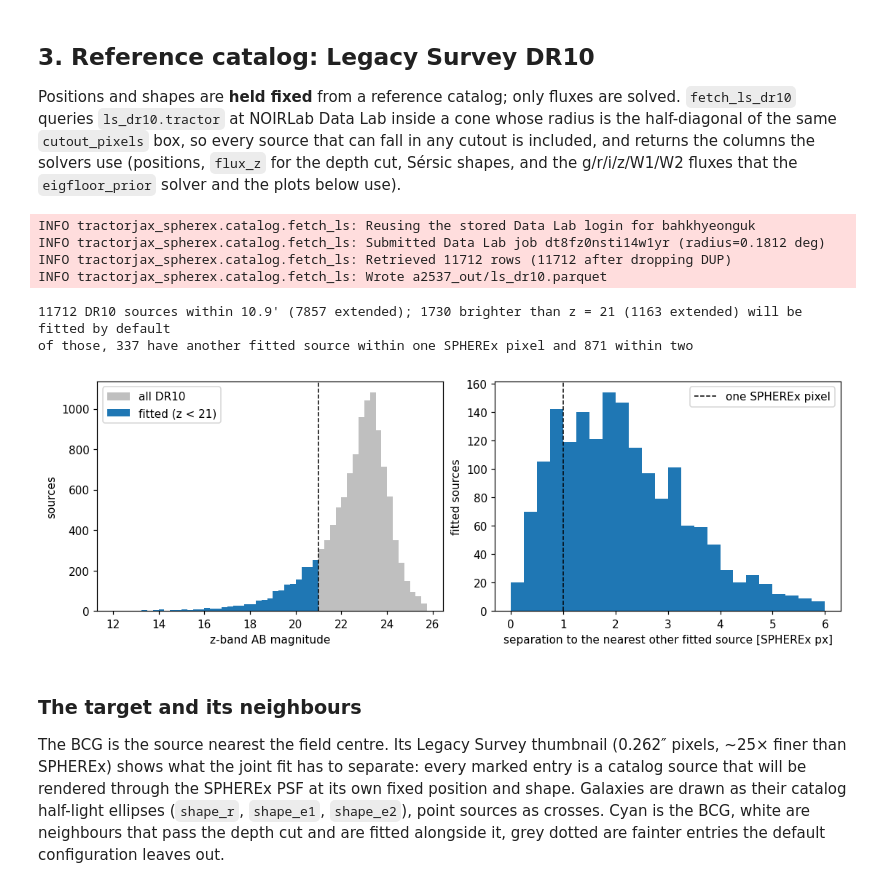
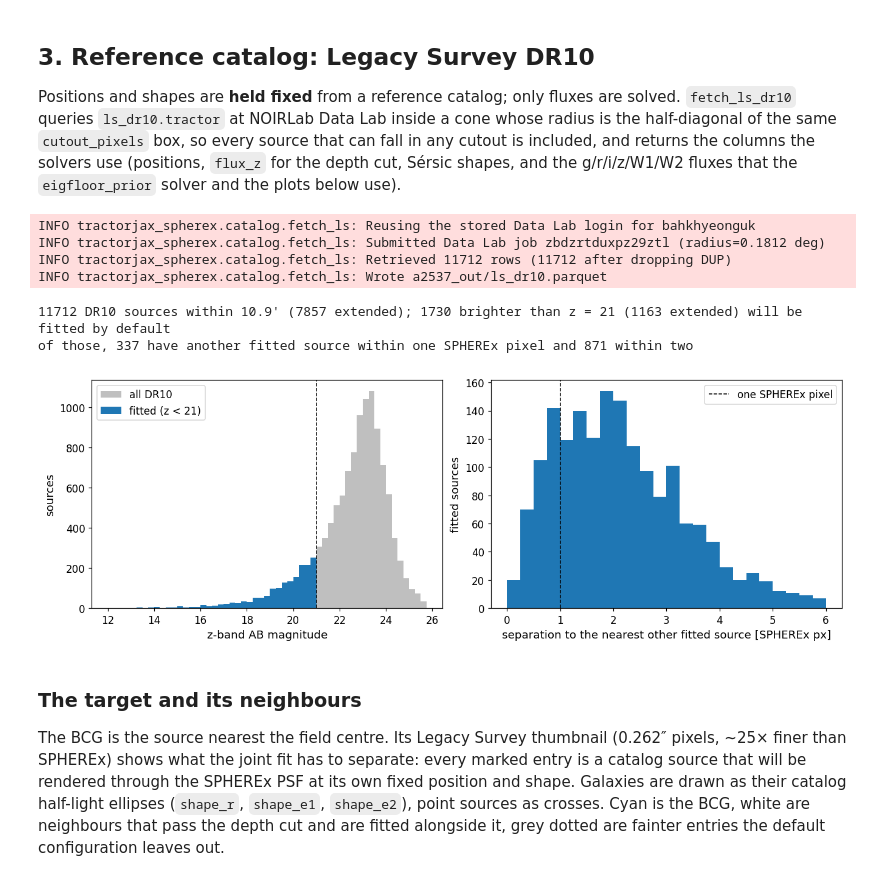
Before and after one commit to hbahk/tractorjax-spherex, a Jupyter notebook: examples/04_cluster_field_end_to_end.ipynb, the cells around one changed output. Saved outputs shown, nothing was run; the diff lists cells and outputs as text; code cells hidden in the pictures.

```diff
--- a/examples/04_cluster_field_end_to_end.ipynb
+++ b/examples/04_cluster_field_end_to_end.ipynb
@@ -77,7 +77,9 @@ CUTOUTS = OUT / "cutouts"
 CATALOG = OUT / "ls_dr10.parquet"
 PHOT = OUT / "phot.parquet"
 
-plt.rcParams["figure.dpi"] = 110
+plt.rcParams.update({"figure.dpi": 110, "font.size": 12, "axes.titlesize": 13,
+                     "axes.labelsize": 12, "legend.fontsize": 11,
+                     "xtick.labelsize": 11, "ytick.labelsize": 11})
 # %% [markdown]
 ## 1. Size the cutout box
 
@@ -182,36 +184,36 @@ print(f"{len(cat)} DR10 sources within {0.5 * np.sqrt(2) * BOX * PIX / 60:.1f}'
       f"({is_gal.sum()} extended); {fitted.sum()} brighter than z = 21 "
       f"({(fitted & is_gal).sum()} extended) will be fitted by default")
 
 # How crowded is it, at the depth that will be fitted?
 fit = cat[fitted]
 sc_fit = SkyCoord(fit["ra"], fit["dec"], unit="deg")
 _, sep_nn, _ = sc_fit.match_to_catalog_sky(sc_fit, nthneighbor=2)
 sep_nn = sep_nn.arcsec
 print(f"of those, {np.sum(sep_nn < PIX)} have another fitted source within one "
       f"SPHEREx pixel and {np.sum(sep_nn < 2 * PIX)} within two")
 
-fig, axs = plt.subplots(1, 2, figsize=(10, 3.4), constrained_layout=True)
+fig, axs = plt.subplots(1, 2, figsize=(12, 4), constrained_layout=True)
 axs[0].hist(cat["zmag"][np.isfinite(cat["zmag"])], bins=np.arange(12, 26, 0.25),
             color="0.75", label="all DR10")
 axs[0].hist(fit["zmag"], bins=np.arange(12, 26, 0.25), color="C0", label="fitted (z < 21)")
 axs[0].axvline(21, color="k", ls="--", lw=1)
 axs[0].set_xlabel("z-band AB magnitude")
 axs[0].set_ylabel("sources")
 axs[0].legend(loc="upper left")
 axs[1].hist(sep_nn / PIX, bins=np.arange(0, 6.01, 0.25), color="C0")
 axs[1].axvline(1, color="k", ls="--", lw=1, label="one SPHEREx pixel")
 axs[1].set_xlabel("separation to the nearest other fitted source [SPHEREx px]")
 axs[1].set_ylabel("fitted sources")
 axs[1].legend()
 plt.show()
 # %% [output]
 INFO tractorjax_spherex.catalog.fetch_ls: Reusing the stored Data Lab login for bahkhyeonguk
-INFO tractorjax_spherex.catalog.fetch_ls: Submitted Data Lab job dt8fz0nsti14w1yr (radius=0.1812 deg)
+INFO tractorjax_spherex.catalog.fetch_ls: Submitted Data Lab job zbdzrtduxpz29ztl (radius=0.1812 deg)
 INFO tractorjax_spherex.catalog.fetch_ls: Retrieved 11712 rows (11712 after dropping DUP)
 INFO tractorjax_spherex.catalog.fetch_ls: Wrote a2537_out/ls_dr10.parquet
 11712 DR10 sources within 10.9' (7857 extended); 1730 brighter than z = 21 (1163 extended) will be fitted by default
 of those, 337 have another fitted source within one SPHEREx pixel and 871 within two
-[figure, old version]
+[figure, new version]
 # %% [markdown]
 ### The target and its neighbours
 
```
Also changed, not shown: parts of 6 cells of this notebook.
